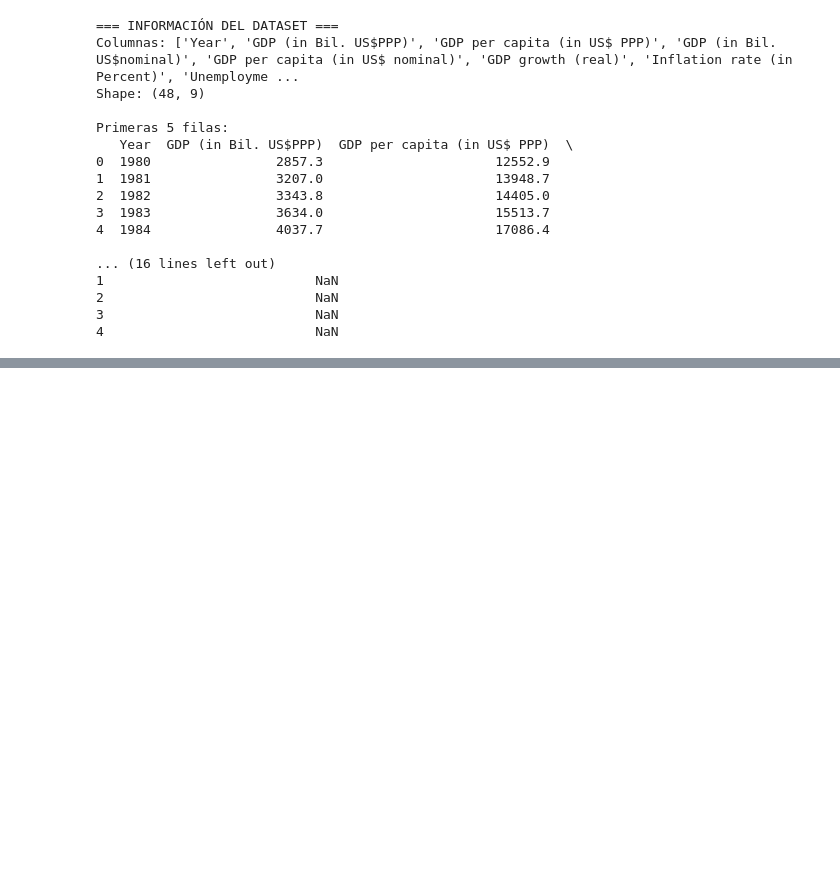
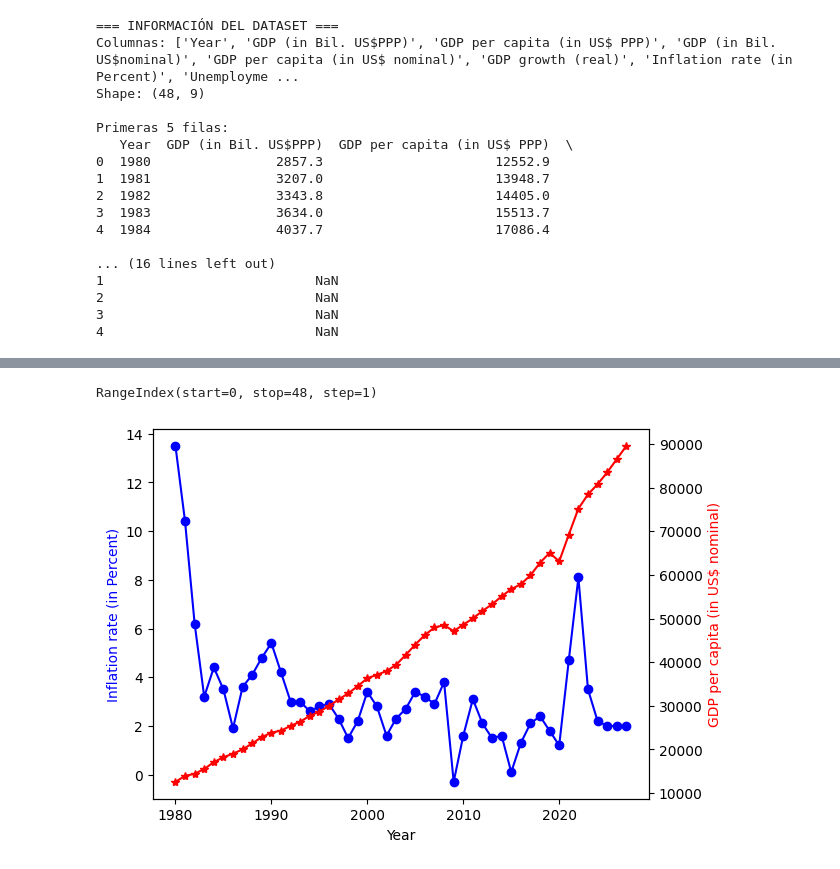
Before and after one commit to CaballeroUrrego/Ciencia-de-datos, a Jupyter notebook: Economy of the United States.ipynb, the cells around one changed output, grey strips where cells are left out. Cells and saved outputs as stored; diff of their text form; code cells hidden in the pictures; blank space fills up the shorter version.

```diff
--- a/Economy of the United States.ipynb
+++ b/Economy of the United States.ipynb
@@ -98,0 +155,41 @@ max                     9.700000                     134.900000
+# %%
+df.columns  # Lista de columnas
+# %% [output]
+RangeIndex(start=0, stop=48, step=1)
+# %%
+def Multi_lineGraph(dataframe: pd.DataFrame, Eje_y_derecho: str,
+                    Eje_y_izq: str, Eje_x: str) -> plt.show:
+    """
+    Crea un gráfico de líneas con dos ejes verticales para visualizar dos variables en función de una tercera variable.
+
+    Parameters:
+    -----------
+    dataframe: pd.DataFrame
+        El DataFrame que contiene los datos a visualizar.
+    Eje_y_derecho: str
+        El nombre de la variable que se mostrará en el eje y derecho del gráfico.
+    Eje_y_izq: str
+        El nombre de la variable que se mostrará en el eje y izquierdo del gráfico.
+    Eje_x: str
+        El nombre de la variable que se mostrará en el eje x del gráfico.
+
+    Returns:
+    --------
+    None
+        La función muestra el gráfico, pero no devuelve nada.
+
+    Examples:
+    ---------
+    >>> Multi_lineGraph(df, 'Variable1', 'Variable2', 'Variable3')
+    """
+    fig, axes = plt.subplots()
+    axes.plot(dataframe[Eje_x], dataframe[Eje_y_izq], color='b', marker='o')
+    axes.set_xlabel(f'{Eje_x}')
+    axes.set_ylabel(f'{Eje_y_izq}', color='b')
+    twin_axes = axes.twinx()
+    twin_axes.plot(dataframe[Eje_x], dataframe[Eje_y_derecho], color='r', marker='*')
+    twin_axes.set_ylabel(f'{Eje_y_derecho}', color='r')
+    return plt.show()
+Multi_lineGraph(df, 'GDP per capita (in US$ nominal)', 'Inflation rate (in Percent)', 'Year')
+# %% [output]
+[figure, added]
```
Also changed, not shown: parts of 3 cells of this notebook, 3 other files.
